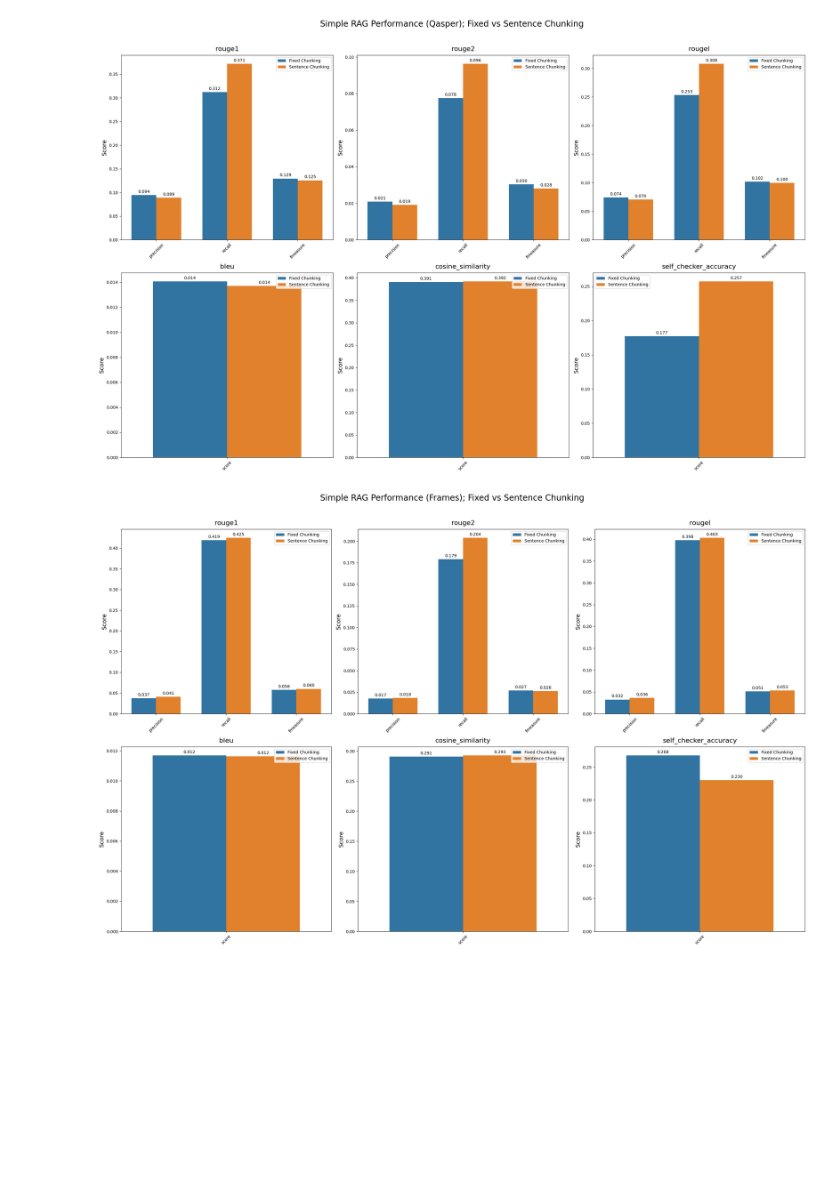
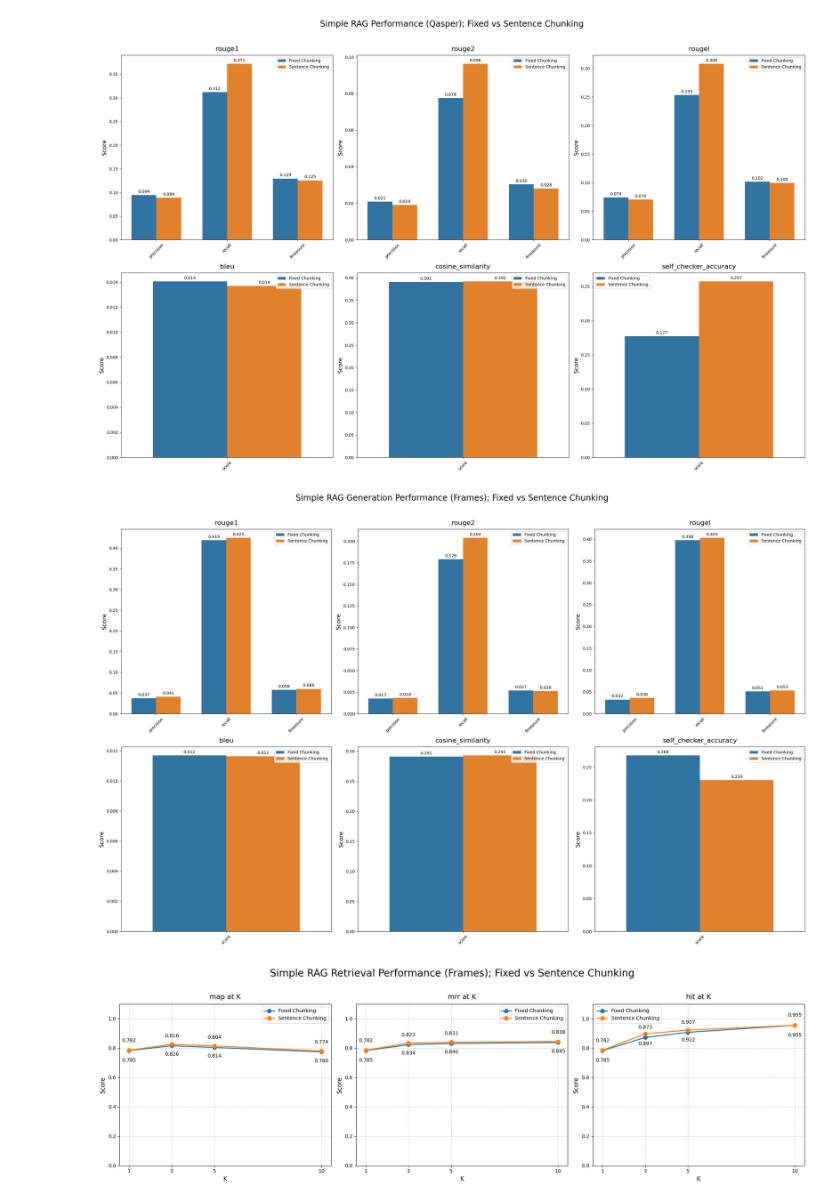
Before and after one commit to RanArino/BDC800-Capstone, a Jupyter notebook: core/evaluation/viz/viz_results.ipynb, the cells around one changed output. Cells and saved outputs as stored; diff of their text form; code cells hidden in the pictures; blank space fills up the shorter version.

Commit message:
test: add retrieval performance between simple RAG sentence chunking

```diff
--- a/core/evaluation/viz/viz_results.ipynb
+++ b/core/evaluation/viz/viz_results.ipynb
@@ -22,18 +22,25 @@ visualize_generation_metrics(
 [figure]
 # %%
 # Inter-Document Search (Frames)
-
 file_paths = [
     "../../../experiments/metrics/simple_rag_01_03-20250310-110718.json",
     "../../../experiments/metrics/simple_rag_01_04-20250311-032352.json"
 ]
 
+# Generation
 visualize_generation_metrics(
     file_paths,
     ['Fixed Chunking', 'Sentence Chunking'],
-    "Simple RAG Performance (Frames); Fixed vs Sentence Chunking",
+    "Simple RAG Generation Performance (Frames); Fixed vs Sentence Chunking",
     show_errors=False
 
 )
+# Retrieval
+visualize_retrieval_metrics(
+    file_paths,
+    ['Fixed Chunking', 'Sentence Chunking'],
+    "Simple RAG Retrieval Performance (Frames); Fixed vs Sentence Chunking"
+)
 # %% [output]
-[figure, old version]
+[figure, new version]
+[figure, added]
```
Also changed, not shown: parts of 1 cell of this notebook.
